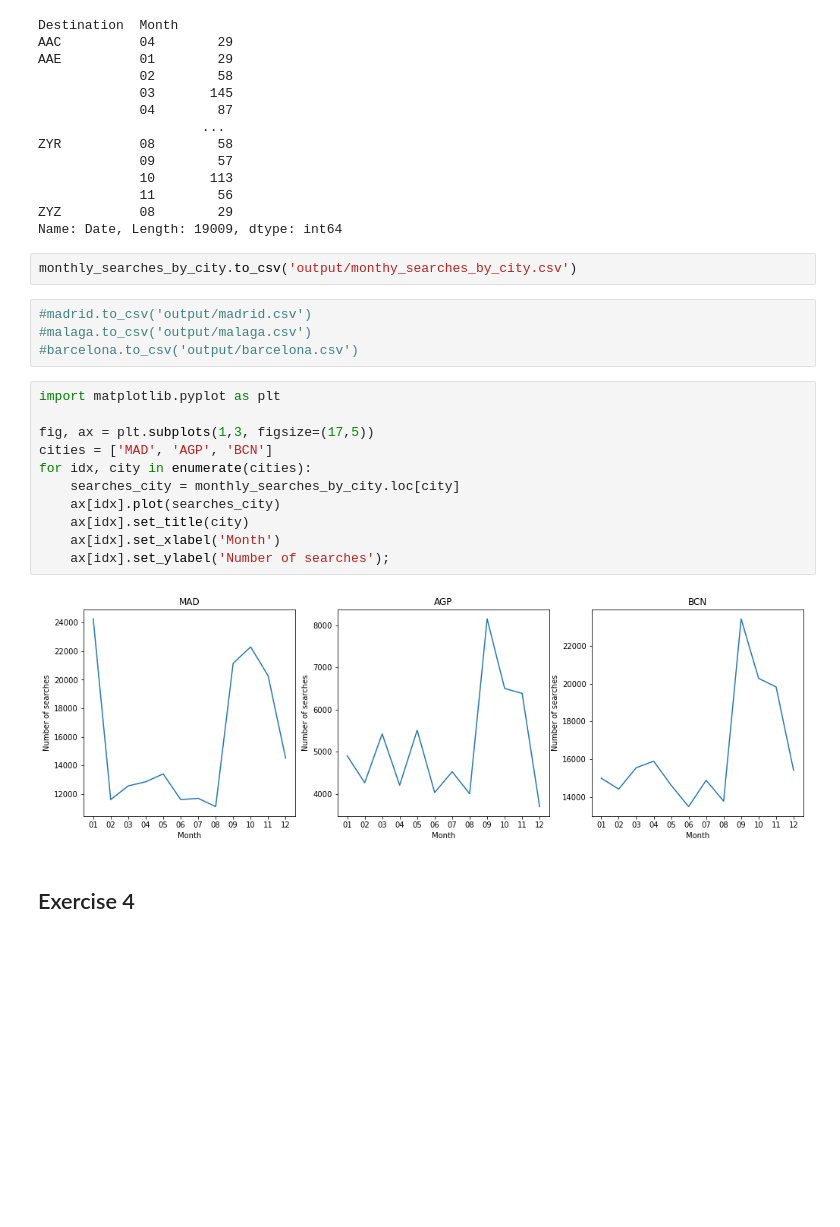
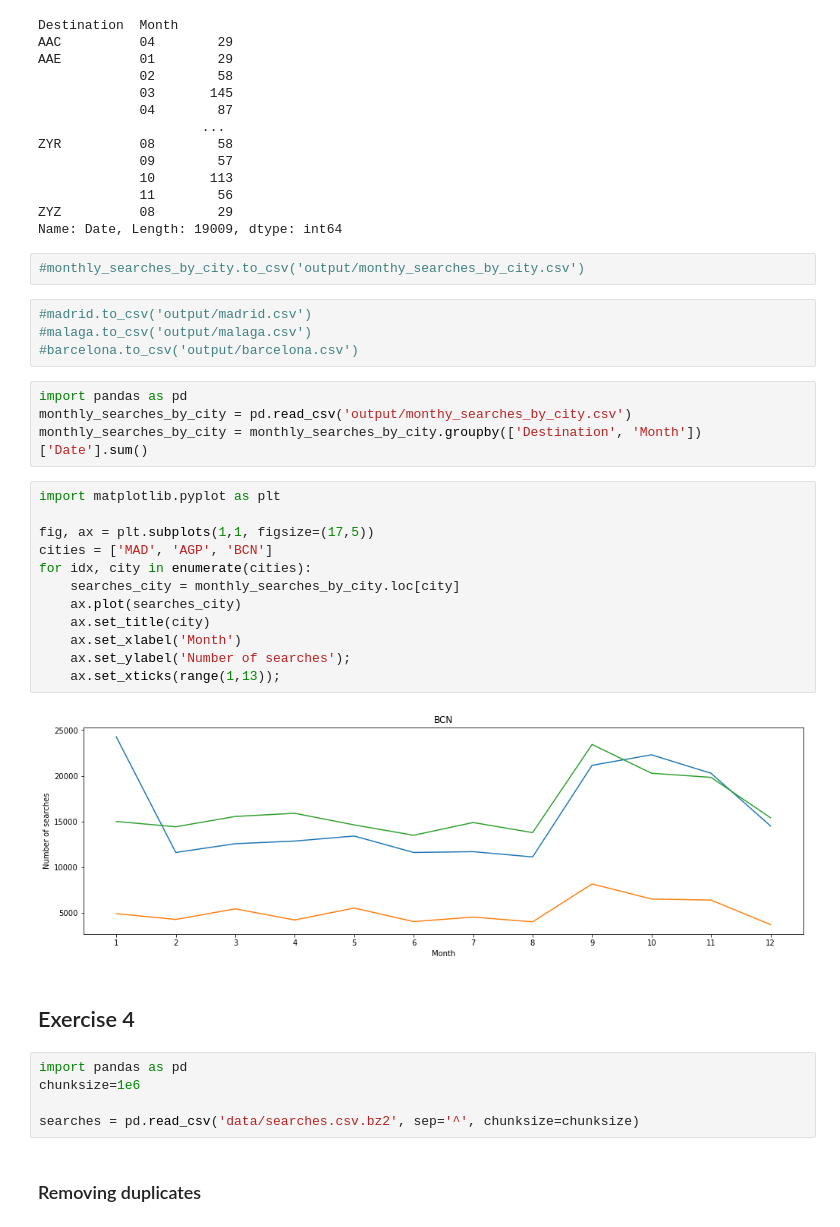
Before and after one commit to adriancervero/ds-challenge, a Jupyter notebook: challenge.ipynb, the cells around one changed output. Saved outputs shown, nothing was run; the diff lists cells and outputs as text; blank space fills up the shorter version.

```diff
--- a/challenge.ipynb
+++ b/challenge.ipynb
@@ -250,23 +250,35 @@ ZYR          08        58
 ZYZ          08        29
 Name: Date, Length: 19009, dtype: int64
 # %%
-monthly_searches_by_city.to_csv('output/monthy_searches_by_city.csv')
+#monthly_searches_by_city.to_csv('output/monthy_searches_by_city.csv')
 # %%
 #madrid.to_csv('output/madrid.csv')
 #malaga.to_csv('output/malaga.csv')
 #barcelona.to_csv('output/barcelona.csv')
+# %%
+import pandas as pd
+monthly_searches_by_city = pd.read_csv('output/monthy_searches_by_city.csv')
+monthly_searches_by_city = monthly_searches_by_city.groupby(['Destination', 'Month'])['Date'].sum()
 # %%
 import matplotlib.pyplot as plt
 
-fig, ax = plt.subplots(1,3, figsize=(17,5))
+fig, ax = plt.subplots(1,1, figsize=(17,5))
 cities = ['MAD', 'AGP', 'BCN']
 for idx, city in enumerate(cities):
     searches_city = monthly_searches_by_city.loc[city]
-    ax[idx].plot(searches_city)
-    ax[idx].set_title(city)
-    ax[idx].set_xlabel('Month')
-    ax[idx].set_ylabel('Number of searches');
+    ax.plot(searches_city)
+    ax.set_title(city)
+    ax.set_xlabel('Month')
+    ax.set_ylabel('Number of searches');
+    ax.set_xticks(range(1,13));
 # %% [output]
-[figure, old version]
+[figure, new version]
 # %% [markdown]
 ## Exercise 4
+# %%
+import pandas as pd
+chunksize=1e6
+
+searches = pd.read_csv('data/searches.csv.bz2', sep='^', chunksize=chunksize)
+# %% [markdown]
+### Removing duplicates
```
Also changed, not shown: parts of 20 cells of this notebook, 5 other files.
